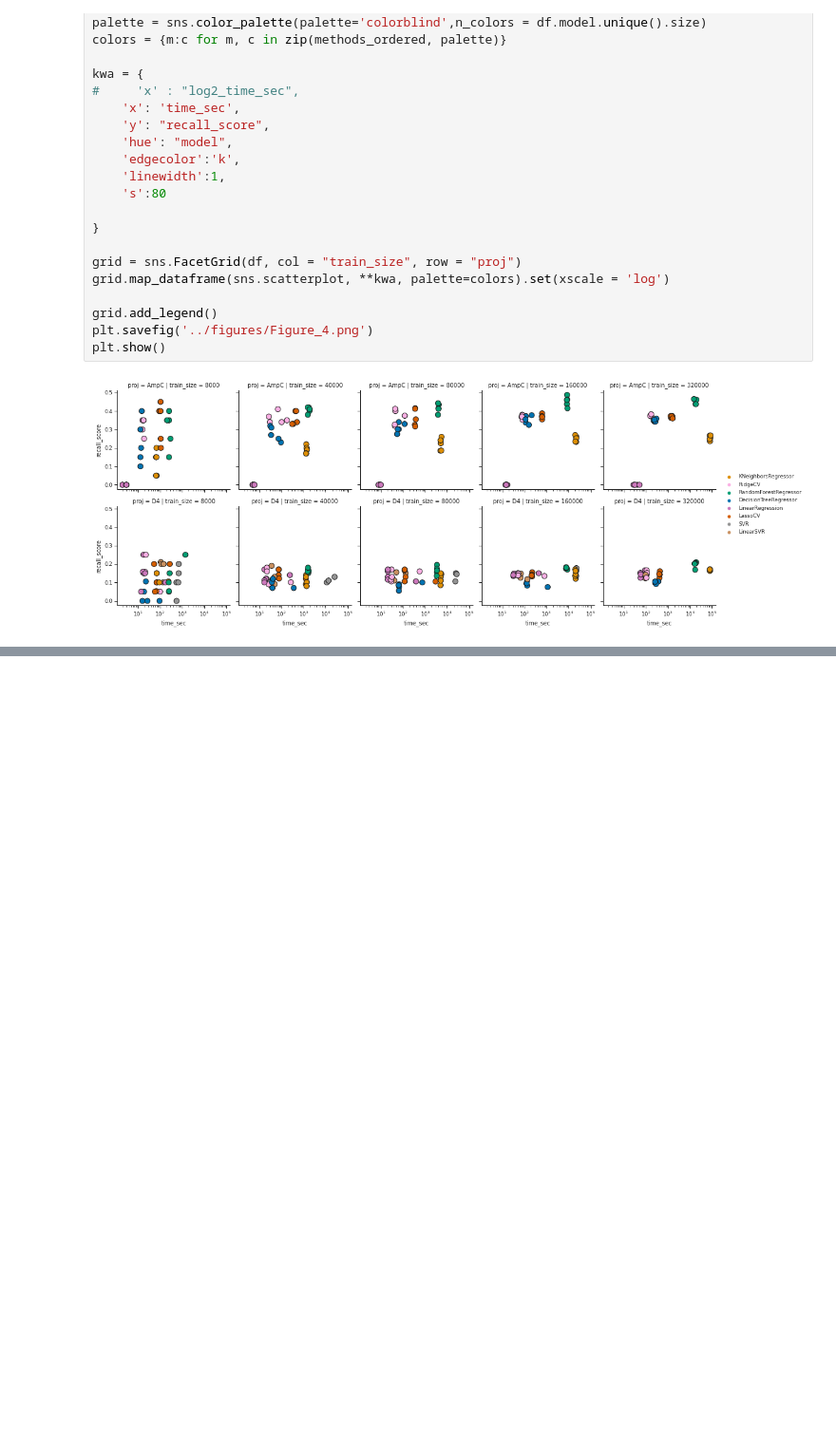
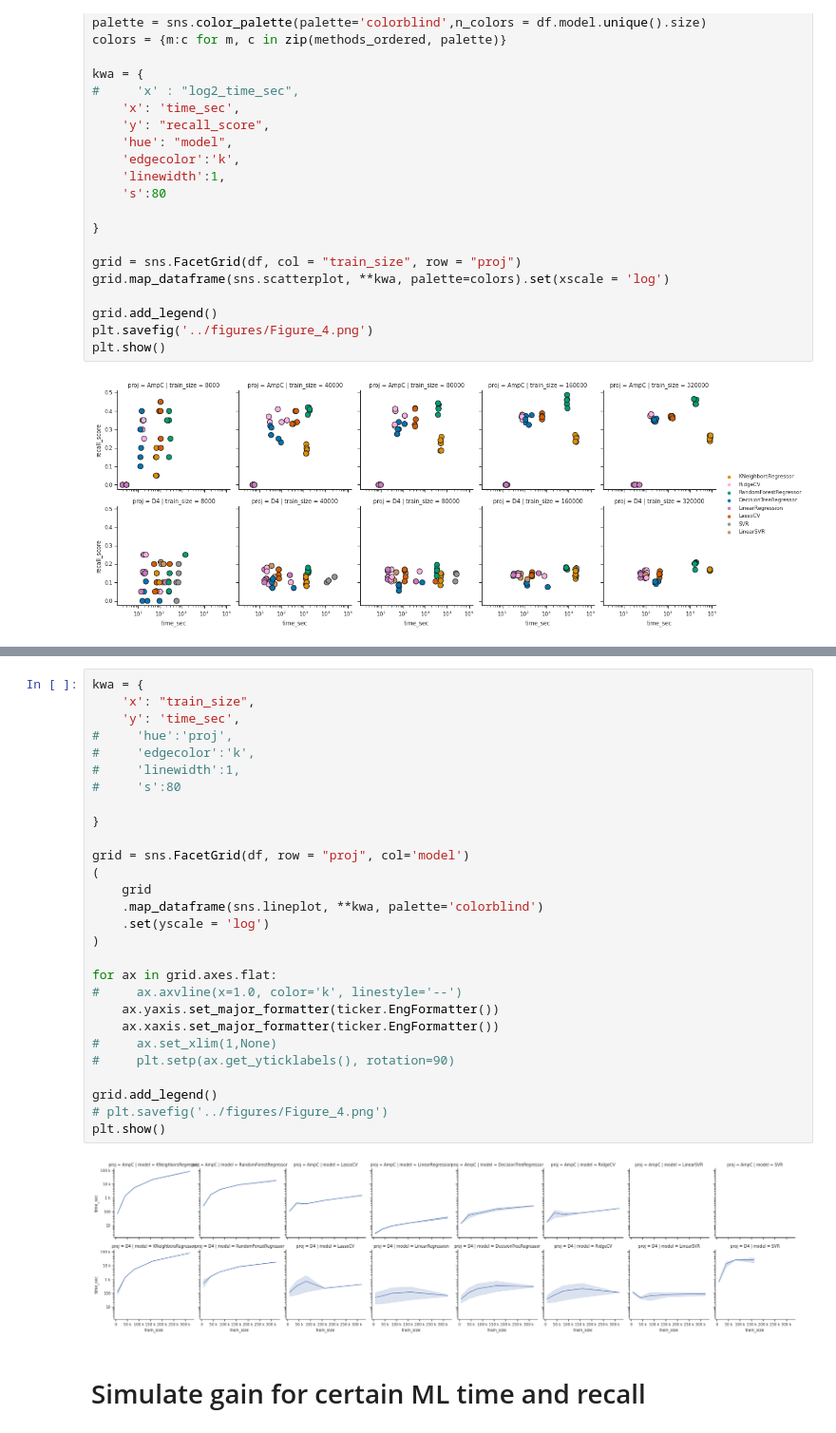
Before and after one commit to marinegor/Linear-accelerated-docking, a Jupyter notebook: notebooks/Figure_2_performance.ipynb, the cells around one changed output, grey strips where cells are left out. Shown: that part at 95% size. Cells and saved outputs as stored; diff of their text form; blank space fills up the shorter version.

```diff
--- a/notebooks/Figure_2_performance.ipynb
+++ b/notebooks/Figure_2_performance.ipynb
@@ -186,0 +253,32 @@ plt.show()
+# %%
+kwa = {
+    'x': "train_size",
+    'y': 'time_sec',
+#     'hue':'proj',
+#     'edgecolor':'k',
+#     'linewidth':1,
+#     's':80
+
+}
+
+grid = sns.FacetGrid(df, row = "proj", col='model')
+(
+    grid
+    .map_dataframe(sns.lineplot, **kwa, palette='colorblind')
+    .set(yscale = 'log')
+)
+
+for ax in grid.axes.flat:
+#     ax.axvline(x=1.0, color='k', linestyle='--')
+    ax.yaxis.set_major_formatter(ticker.EngFormatter())
+    ax.xaxis.set_major_formatter(ticker.EngFormatter())
+#     ax.set_xlim(1,None)
+#     plt.setp(ax.get_yticklabels(), rotation=90)
+
+grid.add_legend()
+# plt.savefig('../figures/Figure_4.png')
+plt.show()
+# %% [output]
+[figure, added]
+# %% [markdown]
+# Simulate gain for certain ML time and recall
```
Also changed, not shown: parts of 17 cells of this notebook, 1 other file.
